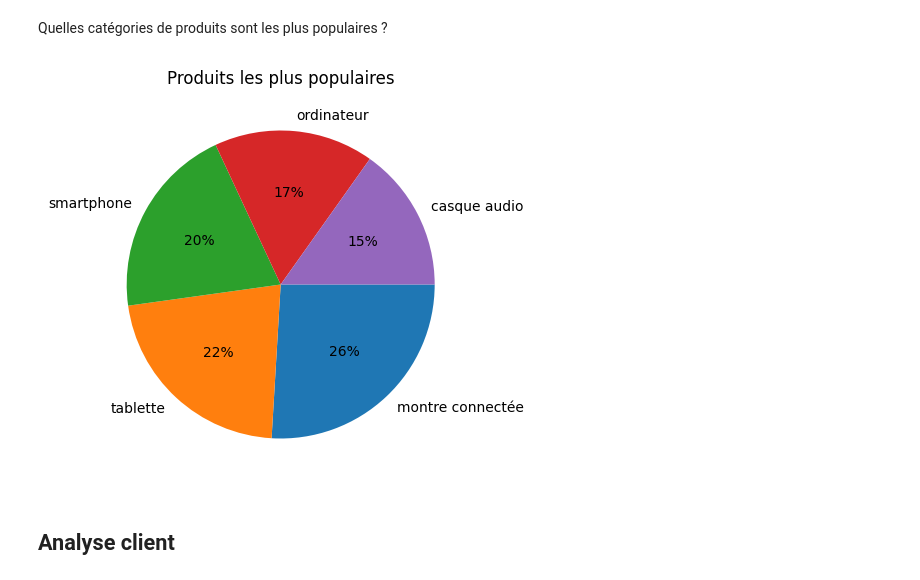
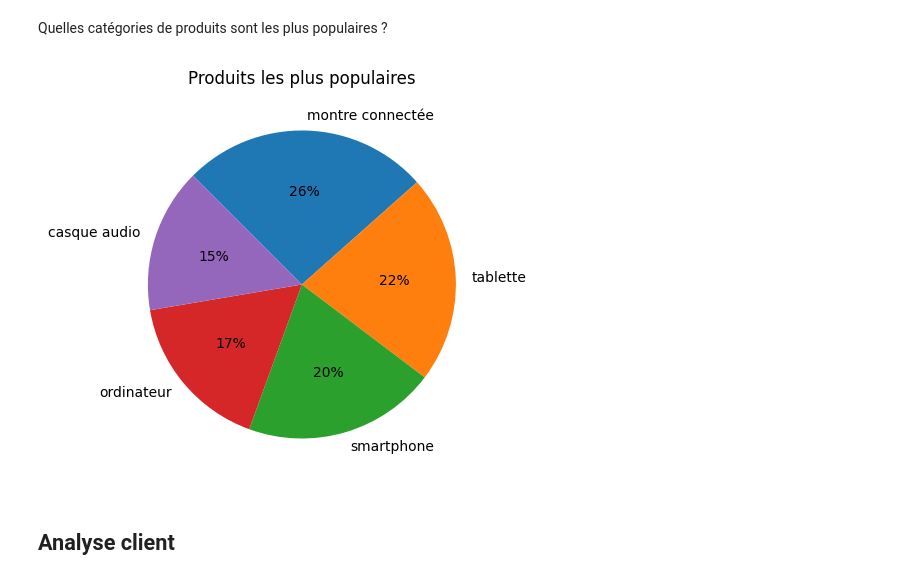
Before and after one commit to thomas-lefloch/spark_dbt, a Jupyter notebook: data_cleaning.ipynb, the cells around one changed output. Saved outputs shown, nothing was run; the diff lists cells and outputs as text; code cells hidden in the pictures.

```diff
--- a/data_cleaning.ipynb
+++ b/data_cleaning.ipynb
@@ -484,31 +484,32 @@ Quelles catégories de produits sont les plus populaires ?
 # %%
 query="""
 SELECT
     produit_nom,
     SUM(quantite) as quantite_vendu,
 FROM fact_vente
 JOIN dim_produit ON dim_produit.produit_id = fact_vente.produit_id
 GROUP BY produit_nom
 ORDER BY quantite_vendu DESC;
 """
 
 data = sql(query)
 title = "Produits les plus populaires"
 
 ax = data.plot.pie(
     y="quantite_vendu",
     xlabel="",
     ylabel="",
     labels=data.produit_nom.to_list(),
     legend=None,
     figsize=(5,5),
     title=title,
     autopct="%1.0f%%",
-    counterclock=False
+    counterclock=False,
+    startangle=135
 )
 # legend = ax.figure.legend(labels=data.produit_nom.to_list())
 # %% [output]
-[figure, old version]
+[figure, new version]
 # %% [markdown]
 ## Analyse client
 # %% [markdown]
```
Also changed, not shown: parts of 1 cell of this notebook.
